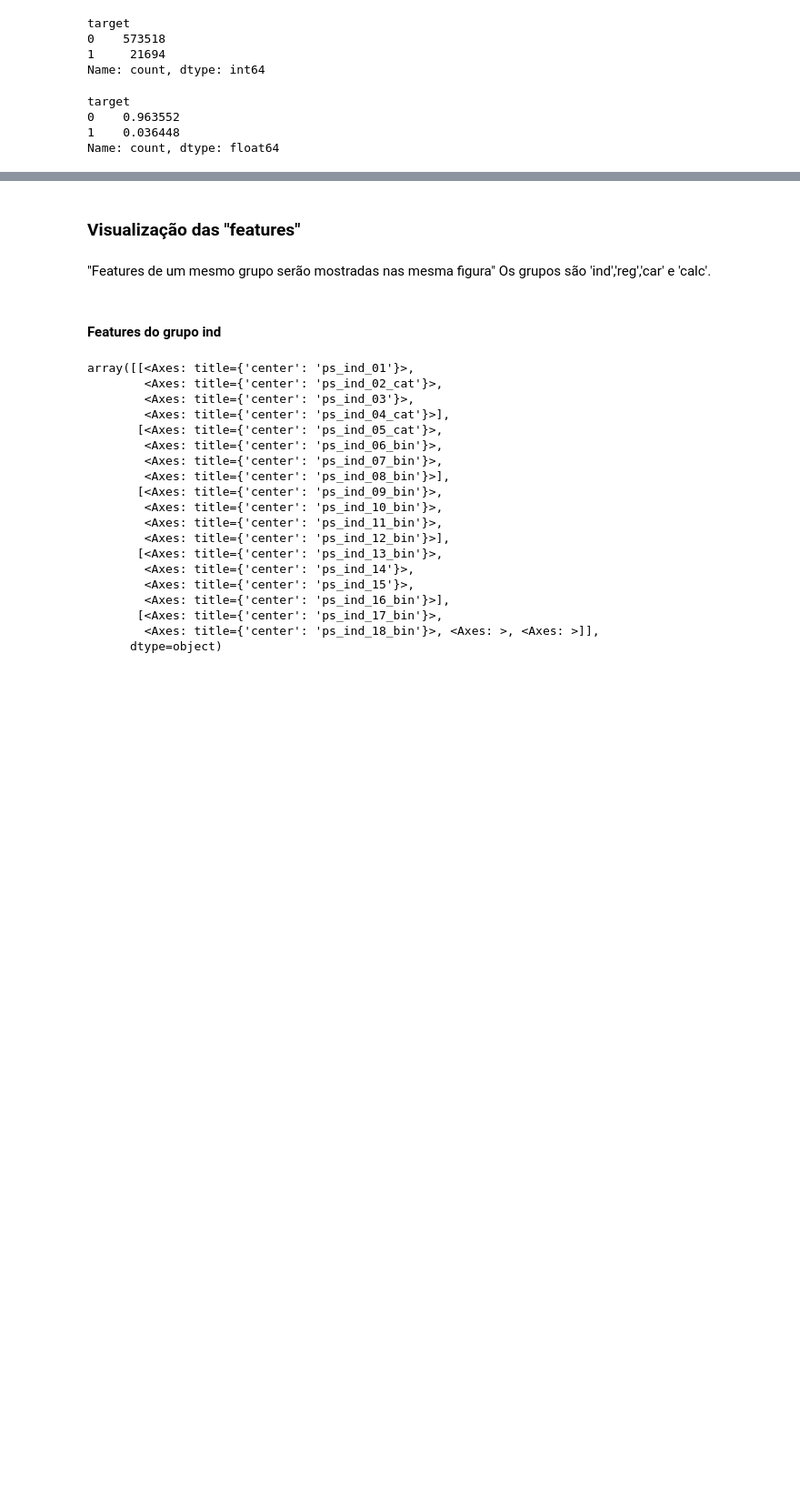
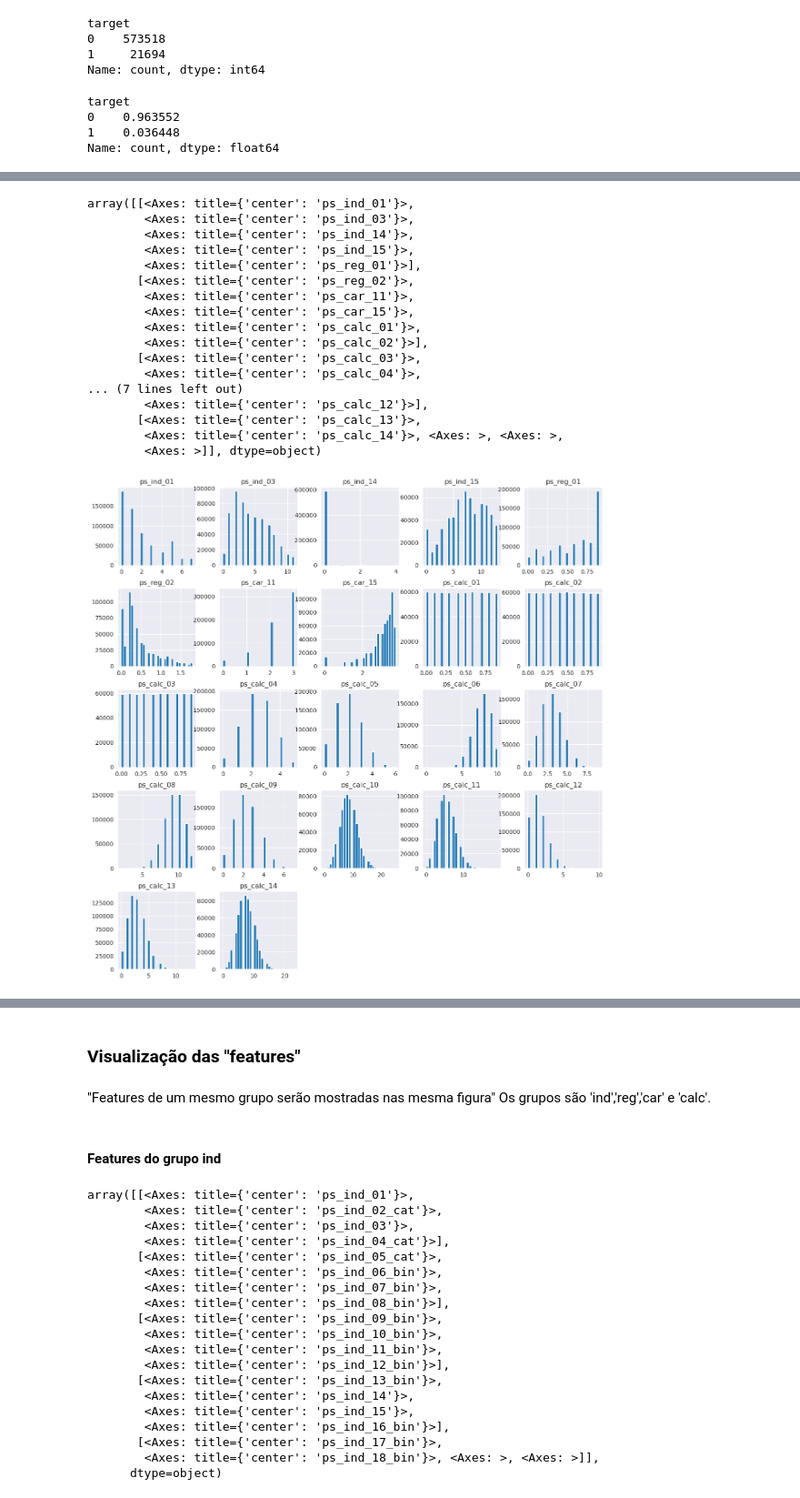
Before and after one commit to RodolfoPCruz/insurance-safe-driver-prediction, a Jupyter notebook: analise_exploratoria.ipynb, the cells around one changed output, grey strips where cells are left out. Shown at 91% size. Saved outputs shown, nothing was run; the diff lists cells and outputs as text; code cells hidden in the pictures; blank space fills up the shorter version.

```diff
--- a/analise_exploratoria.ipynb
+++ b/analise_exploratoria.ipynb
@@ -221,0 +394,22 @@ train.replace(-1,np.nan,inplace=True)
+# %%
+#plotar a distribuição das features numéricas discretas
+train[num_var_discretas].hist(bins=30,figsize=(15,15))
+# %% [output]
+array([[<Axes: title={'center': 'ps_ind_01'}>,
+        <Axes: title={'center': 'ps_ind_03'}>,
+        <Axes: title={'center': 'ps_ind_14'}>,
+        <Axes: title={'center': 'ps_ind_15'}>,
+        <Axes: title={'center': 'ps_reg_01'}>],
+       [<Axes: title={'center': 'ps_reg_02'}>,
+        <Axes: title={'center': 'ps_car_11'}>,
+        <Axes: title={'center': 'ps_car_15'}>,
+        <Axes: title={'center': 'ps_calc_01'}>,
+        <Axes: title={'center': 'ps_calc_02'}>],
+       [<Axes: title={'center': 'ps_calc_03'}>,
+        <Axes: title={'center': 'ps_calc_04'}>,
+... (7 lines left out)
+        <Axes: title={'center': 'ps_calc_12'}>],
+       [<Axes: title={'center': 'ps_calc_13'}>,
+        <Axes: title={'center': 'ps_calc_14'}>, <Axes: >, <Axes: >,
+        <Axes: >]], dtype=object)
+[figure, added]
```
Also changed, not shown: parts of 34 cells of this notebook.
